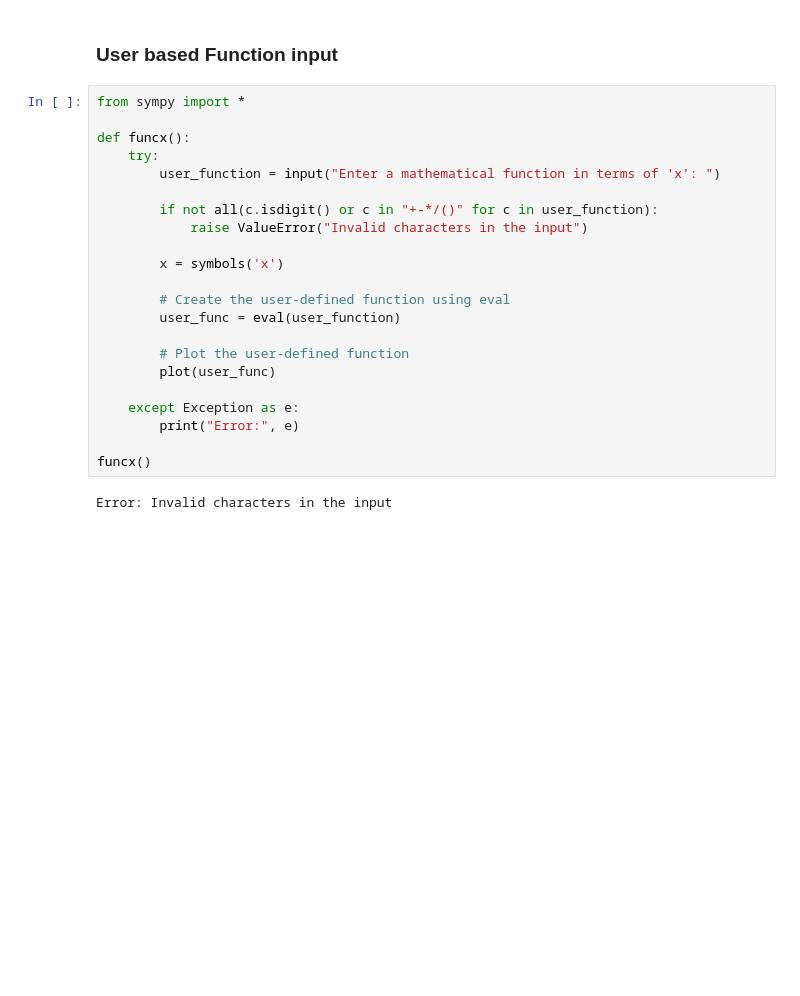
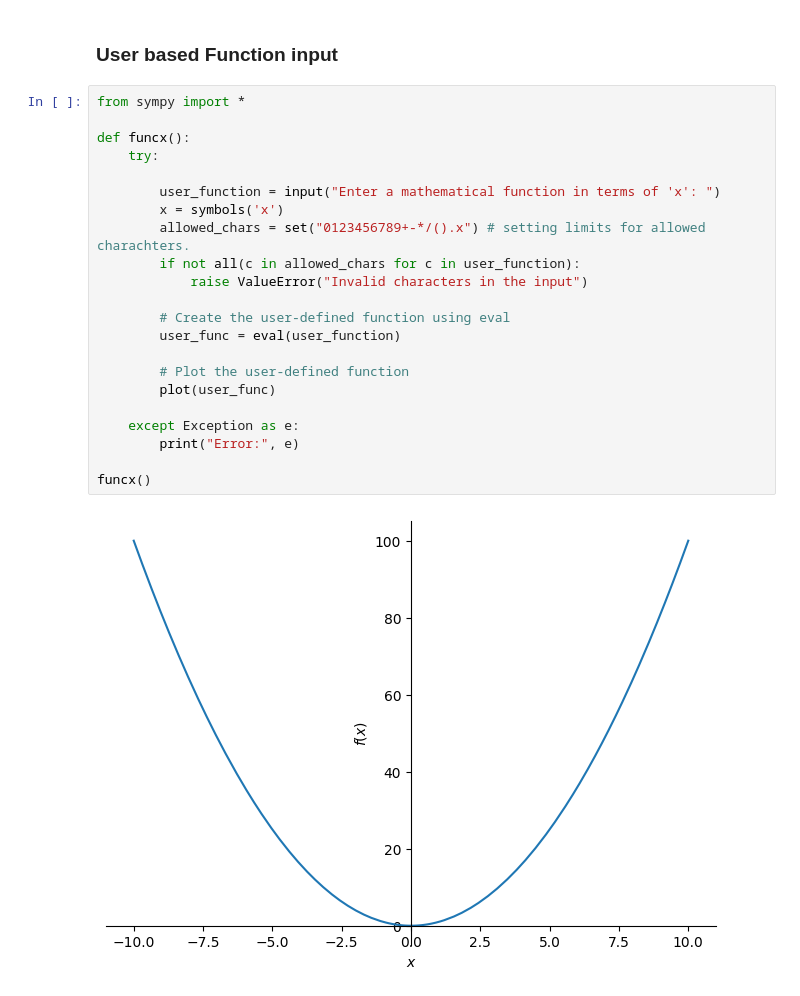
Before and after one commit to samarthRathi/GitHub, a Jupyter notebook: Mathematics-For-DataScience/main.ipynb, the cells around one changed output. Cells and saved outputs as stored; diff of their text form; blank space fills up the shorter version.

Commit message:
corrected generalised code for function visualisation based on user function input

```diff
--- a/Mathematics-For-DataScience/main.ipynb
+++ b/Mathematics-For-DataScience/main.ipynb
@@ -22,24 +22,24 @@ funcx()
 # %%
 from sympy import *
 
 def funcx():
     try:
+
         user_function = input("Enter a mathematical function in terms of 'x': ")
-
-        if not all(c.isdigit() or c in "+-*/()" for c in user_function):
+        x = symbols('x')
+        allowed_chars = set("0123456789+-*/().x") # setting limits for allowed charachters.
+        if not all(c in allowed_chars for c in user_function):
             raise ValueError("Invalid characters in the input")
-
-        x = symbols('x')
 
         # Create the user-defined function using eval
         user_func = eval(user_function)
 
         # Plot the user-defined function
         plot(user_func)
 
     except Exception as e:
         print("Error:", e)
 
 funcx()
 # %% [output]
-Error: Invalid characters in the input
+[figure, added]
```
